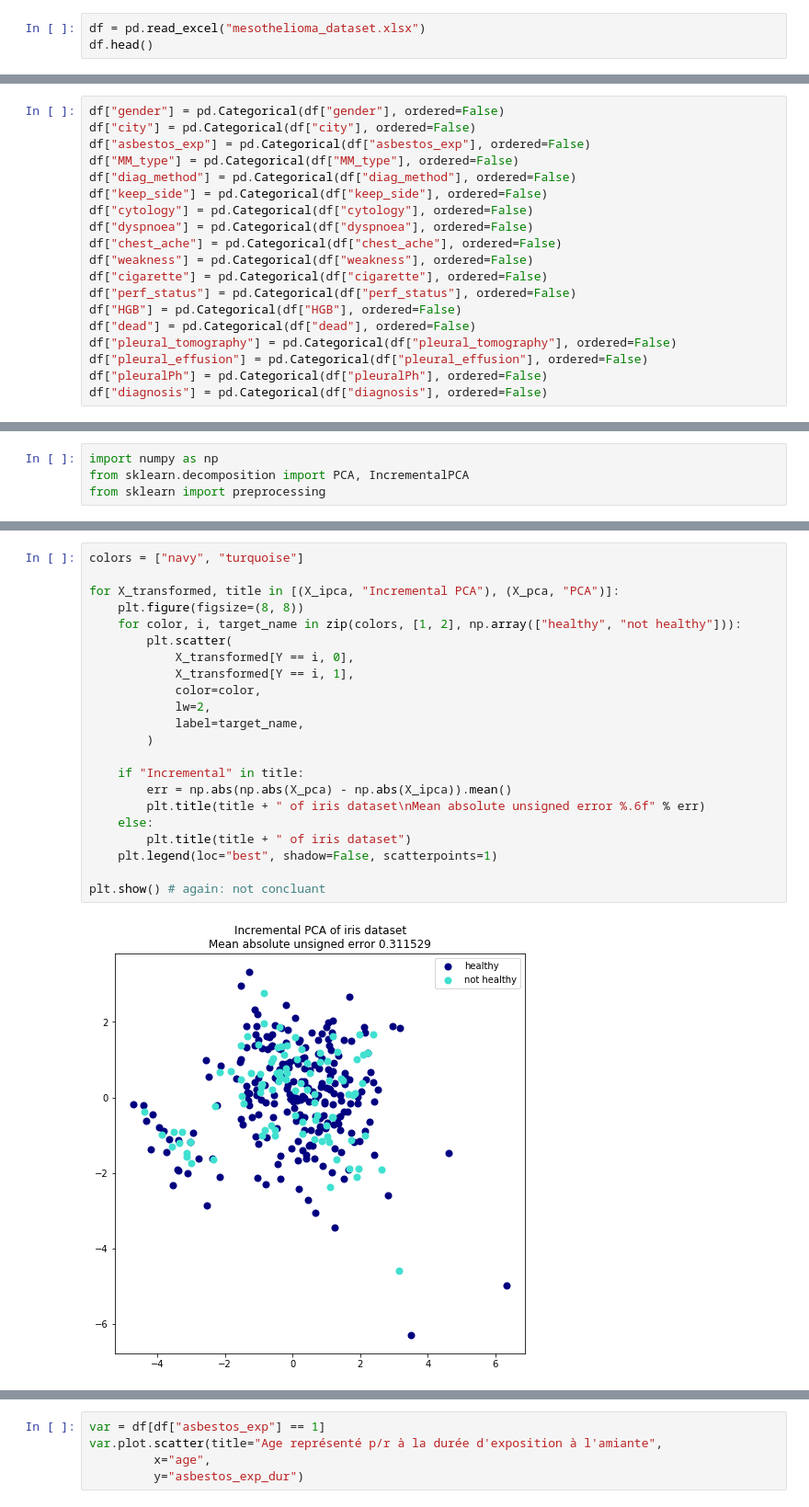
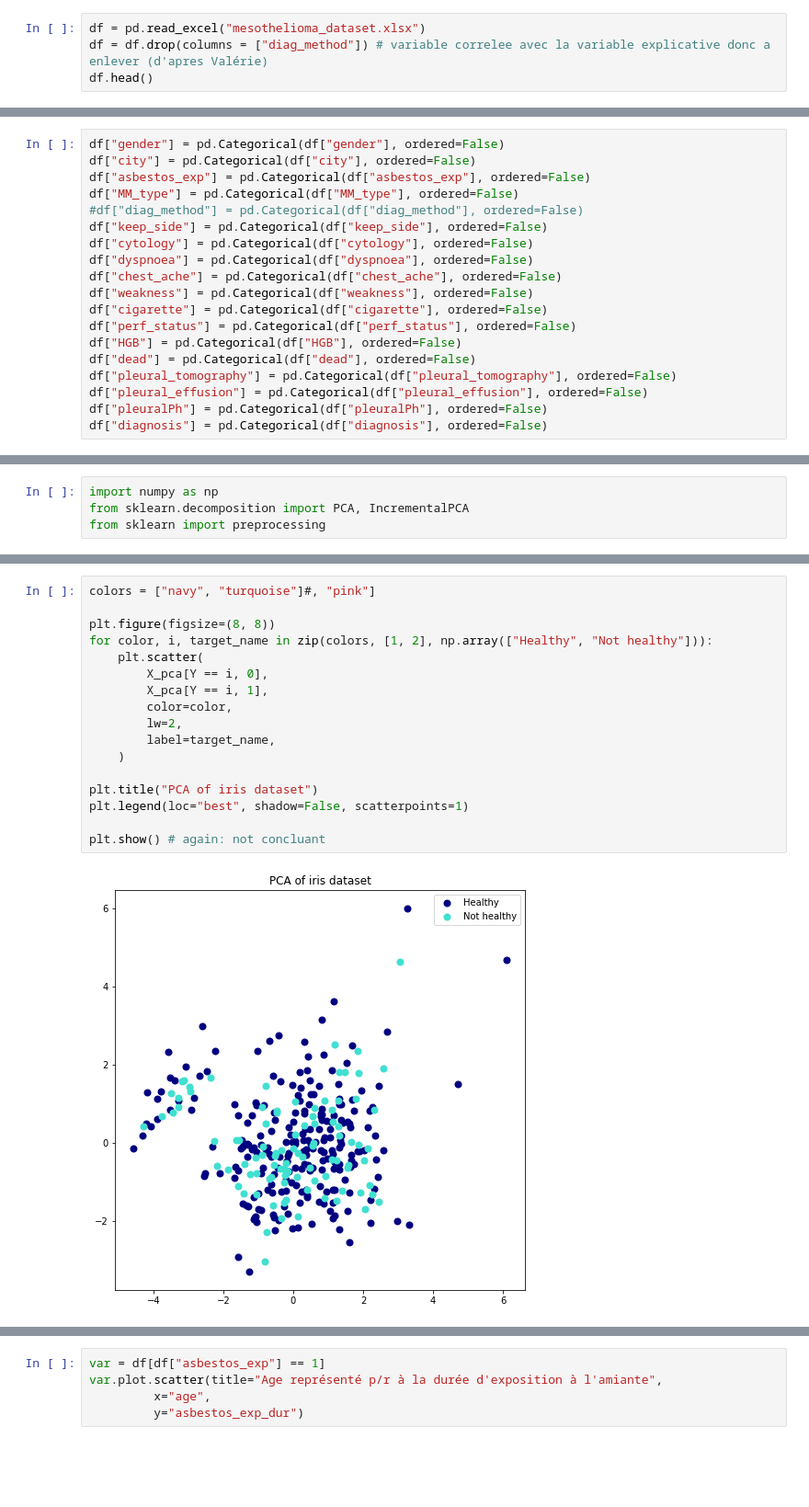
Before and after one commit to romanelgff/ml-mesothelioma, a Jupyter notebook: code.ipynb, the cells around one changed output, grey strips where cells are left out. Shown at 92% size. Cells and saved outputs as stored; diff of their text form; blank space fills up the shorter version.

```diff
--- a/code.ipynb
+++ b/code.ipynb
@@ -22,4 +47,5 @@ os.getcwd()
 # %%
 df = pd.read_excel("mesothelioma_dataset.xlsx")
+df = df.drop(columns = ["diag_method"]) # variable correlee avec la variable explicative donc a enlever (d'apres Valérie)
 df.head()
 # %% [output]
@@ -96,7 +138,7 @@ df["gender"] = pd.Categorical(df["gender"], ordered=False)
 df["city"] = pd.Categorical(df["city"], ordered=False)
 df["asbestos_exp"] = pd.Categorical(df["asbestos_exp"], ordered=False)
 df["MM_type"] = pd.Categorical(df["MM_type"], ordered=False)
-df["diag_method"] = pd.Categorical(df["diag_method"], ordered=False)
+#df["diag_method"] = pd.Categorical(df["diag_method"], ordered=False)
 df["keep_side"] = pd.Categorical(df["keep_side"], ordered=False)
 df["cytology"] = pd.Categorical(df["cytology"], ordered=False)
 df["dyspnoea"] = pd.Categorical(df["dyspnoea"], ordered=False)
@@ -217,26 +250,21 @@ sum(pca.explained_variance_ratio_) # sum of the % of variance explained by earch
 # %% [output]
 0.5634605521929321
 # %%
-colors = ["navy", "turquoise"]
+colors = ["navy", "turquoise"]#, "pink"]
 
-for X_transformed, title in [(X_ipca, "Incremental PCA"), (X_pca, "PCA")]:
-    plt.figure(figsize=(8, 8))
-    for color, i, target_name in zip(colors, [1, 2], np.array(["healthy", "not healthy"])):
-        plt.scatter(
-            X_transformed[Y == i, 0],
-            X_transformed[Y == i, 1],
-            color=color,
-            lw=2,
-            label=target_name,
-        )
+plt.figure(figsize=(8, 8))
+for color, i, target_name in zip(colors, [1, 2], np.array(["Healthy", "Not healthy"])):
+    plt.scatter(
+        X_pca[Y == i, 0],
+        X_pca[Y == i, 1],
+        color=color,
+        lw=2,
+        label=target_name,
+    )
 
-    if "Incremental" in title:
-        err = np.abs(np.abs(X_pca) - np.abs(X_ipca)).mean()
-        plt.title(title + " of iris dataset\nMean absolute unsigned error %.6f" % err)
-    else:
-        plt.title(title + " of iris dataset")
-    plt.legend(loc="best", shadow=False, scatterpoints=1)
+plt.title("PCA of iris dataset")
+plt.legend(loc="best", shadow=False, scatterpoints=1)
 
 plt.show() # again: not concluant
 # %% [output]
-[figure, old version]
+[figure, new version]
```
Also changed, not shown: parts of 13 cells of this notebook.
